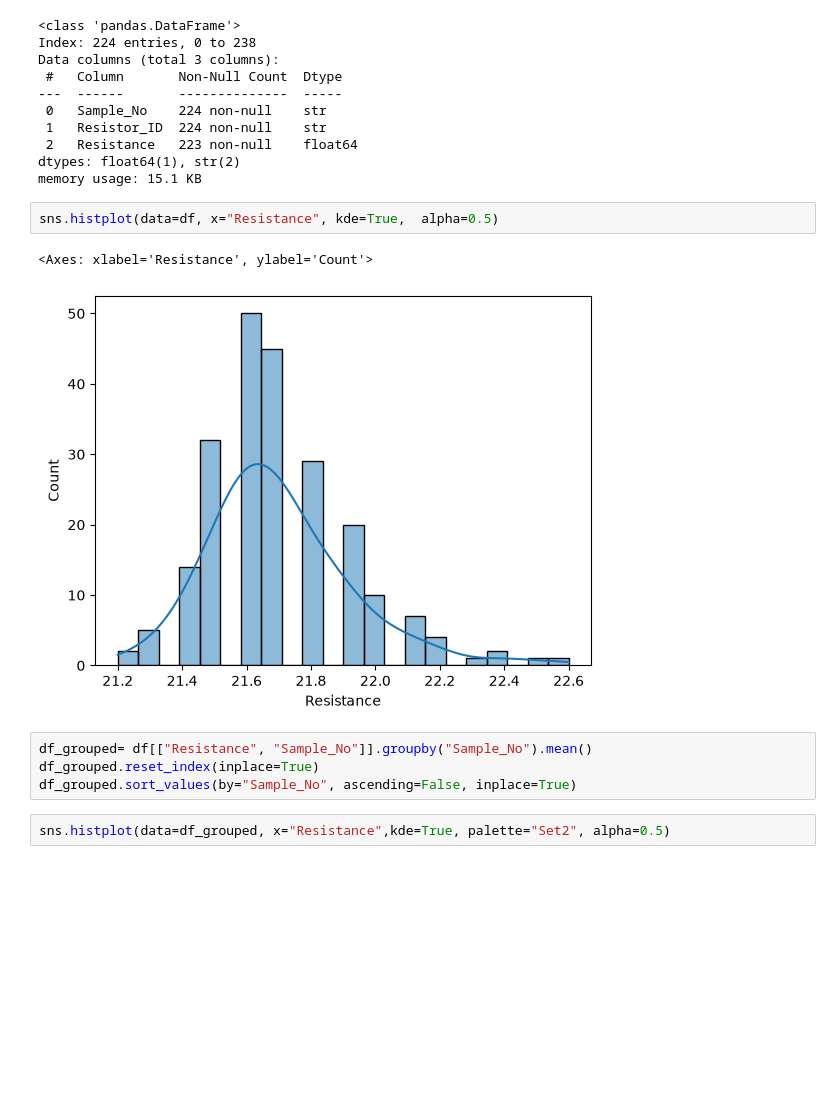
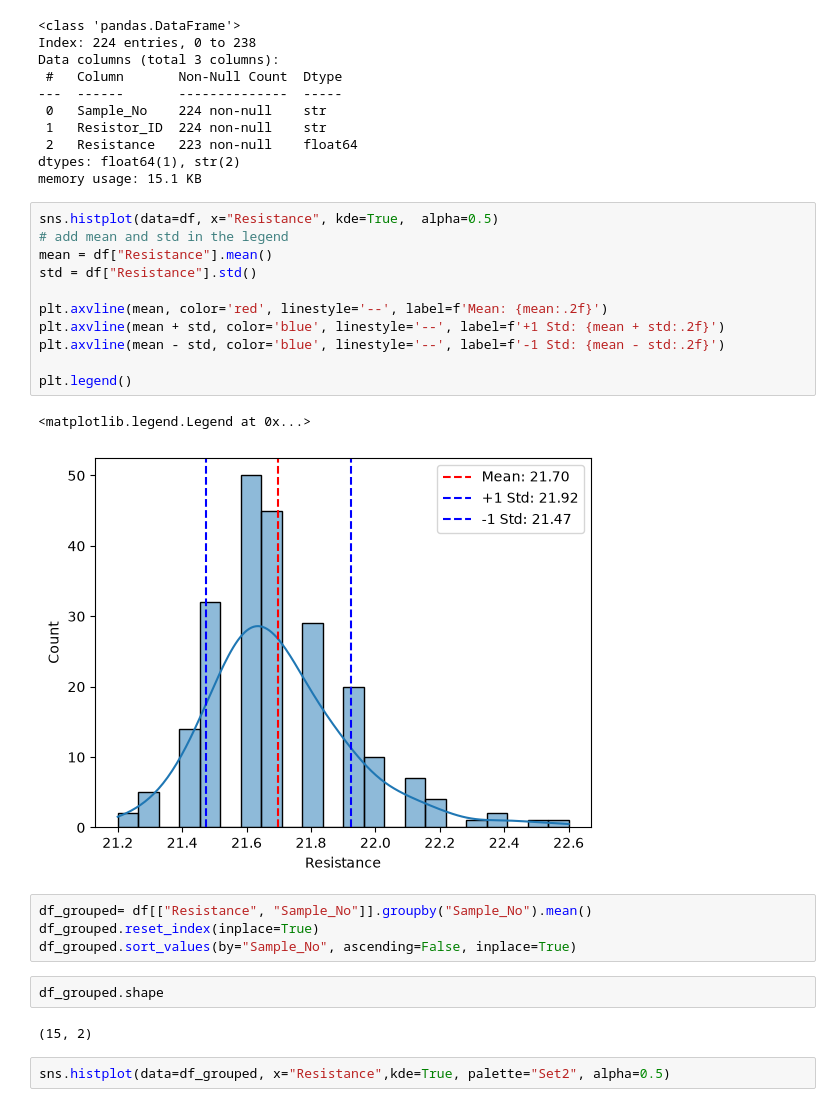
Before and after one commit to mBasak03/Quality_lab, a Jupyter notebook: resistors.ipynb, the cells around one changed output. Drawn from its saved outputs; the diff is of its cells as text; blank space fills up the shorter version.

```diff
--- a/resistors.ipynb
+++ b/resistors.ipynb
@@ -148,13 +148,26 @@ dtypes: float64(1), str(2)
 memory usage: 15.1 KB
 # %%
 sns.histplot(data=df, x="Resistance", kde=True,  alpha=0.5)
+# add mean and std in the legend
+mean = df["Resistance"].mean()
+std = df["Resistance"].std()
+
+plt.axvline(mean, color='red', linestyle='--', label=f'Mean: {mean:.2f}')
+plt.axvline(mean + std, color='blue', linestyle='--', label=f'+1 Std: {mean + std:.2f}')
+plt.axvline(mean - std, color='blue', linestyle='--', label=f'-1 Std: {mean - std:.2f}')
+
+plt.legend()
 # %% [output]
-<Axes: xlabel='Resistance', ylabel='Count'>
+<matplotlib.legend.Legend at 0x...>
-[figure, old version]
+[figure, new version]
 # %%
 df_grouped= df[["Resistance", "Sample_No"]].groupby("Sample_No").mean()
 df_grouped.reset_index(inplace=True)
 df_grouped.sort_values(by="Sample_No", ascending=False, inplace=True)
+# %%
+df_grouped.shape
+# %% [output]
+(15, 2)
 # %%
 sns.histplot(data=df_grouped, x="Resistance",kde=True, palette="Set2", alpha=0.5)
 # %% [output]
```
Also changed, not shown: parts of 2 cells of this notebook, 3 other files.
